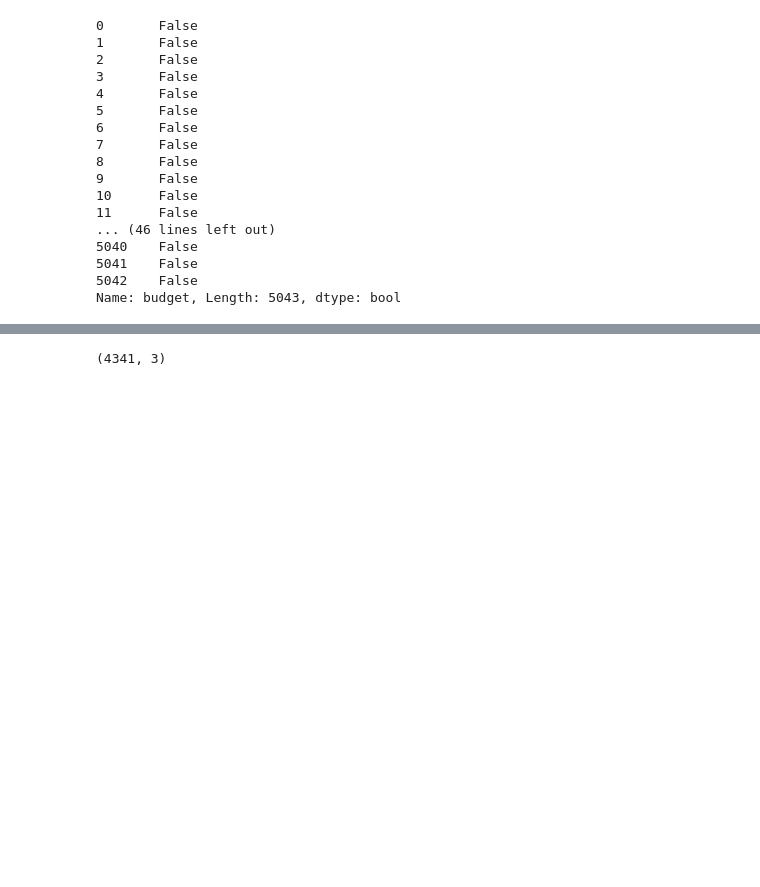
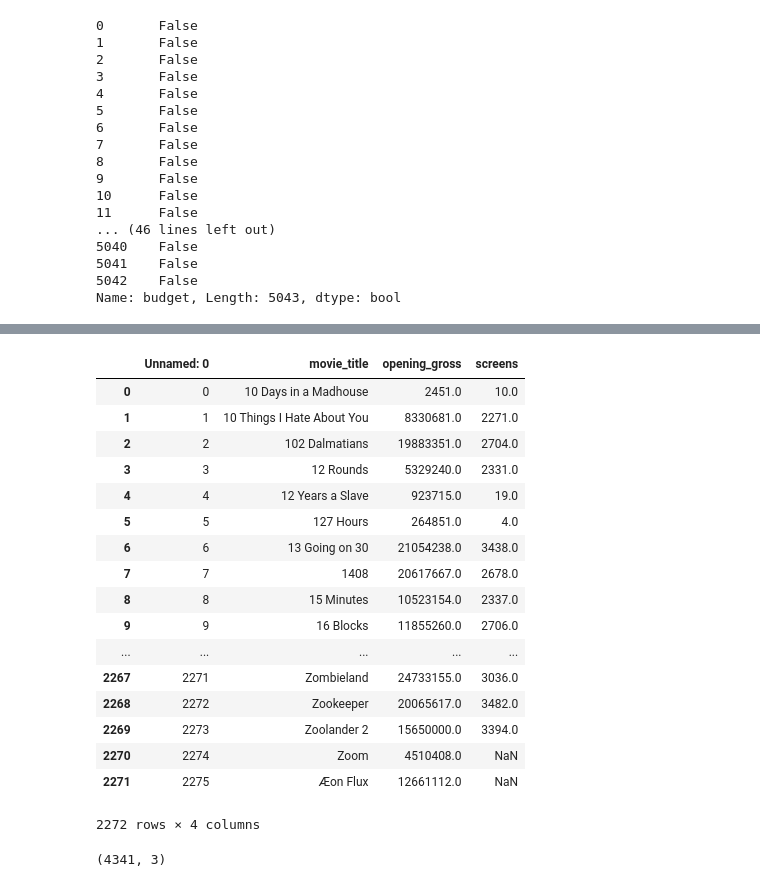
Before and after one commit to JCFlores93/ML-UDEMY, a Jupyter notebook: python-ml-platzi-course/Preparación de datos.ipynb, the cells around one changed output, grey strips where cells are left out. Drawn from its saved outputs; the diff is of its cells as text; code cells hidden in the pictures; blank space fills up the shorter version.

```diff
--- a/python-ml-platzi-course/Preparación de datos.ipynb
+++ b/python-ml-platzi-course/Preparación de datos.ipynb
@@ -306,6 +306,28 @@ movies[mask]
 financials = pd.read_csv('./datasets/thenumbers.csv')
 # %%
 financials = financials[['movie_title', 'production_budget', 'worldwide_gross']]
+# %%
+gross_opening = pd.read_csv('./datasets/opening_df.csv')
+gross_opening
+# %% [output]
+|  | Unnamed: 0 | movie_title | opening_gross | screens |
+| 0 | 0 | 10 Days in a Madhouse | 2451.0 | 10.0 |
+| 1 | 1 | 10 Things I Hate About You | 8330681.0 | 2271.0 |
+| 2 | 2 | 102 Dalmatians | 19883351.0 | 2704.0 |
+| 3 | 3 | 12 Rounds | 5329240.0 | 2331.0 |
+| 4 | 4 | 12 Years a Slave | 923715.0 | 19.0 |
+| 5 | 5 | 127 Hours | 264851.0 | 4.0 |
+| 6 | 6 | 13 Going on 30 | 21054238.0 | 3438.0 |
+| 7 | 7 | 1408 | 20617667.0 | 2678.0 |
+| 8 | 8 | 15 Minutes | 10523154.0 | 2337.0 |
+| 9 | 9 | 16 Blocks | 11855260.0 | 2706.0 |
+| ... | ... | ... | ... | ... |
+| 2267 | 2271 | Zombieland | 24733155.0 | 3036.0 |
+| 2268 | 2272 | Zookeeper | 20065617.0 | 3482.0 |
+| 2269 | 2273 | Zoolander 2 | 15650000.0 | 3394.0 |
+| 2270 | 2274 | Zoom | 4510408.0 | NaN |
+| 2271 | 2275 | Æon Flux | 12661112.0 | NaN |
+2272 rows × 4 columns
 # %%
 financials.shape
 # %% [output]
```
Also changed, not shown: parts of 25 cells of this notebook, 6 other files.
